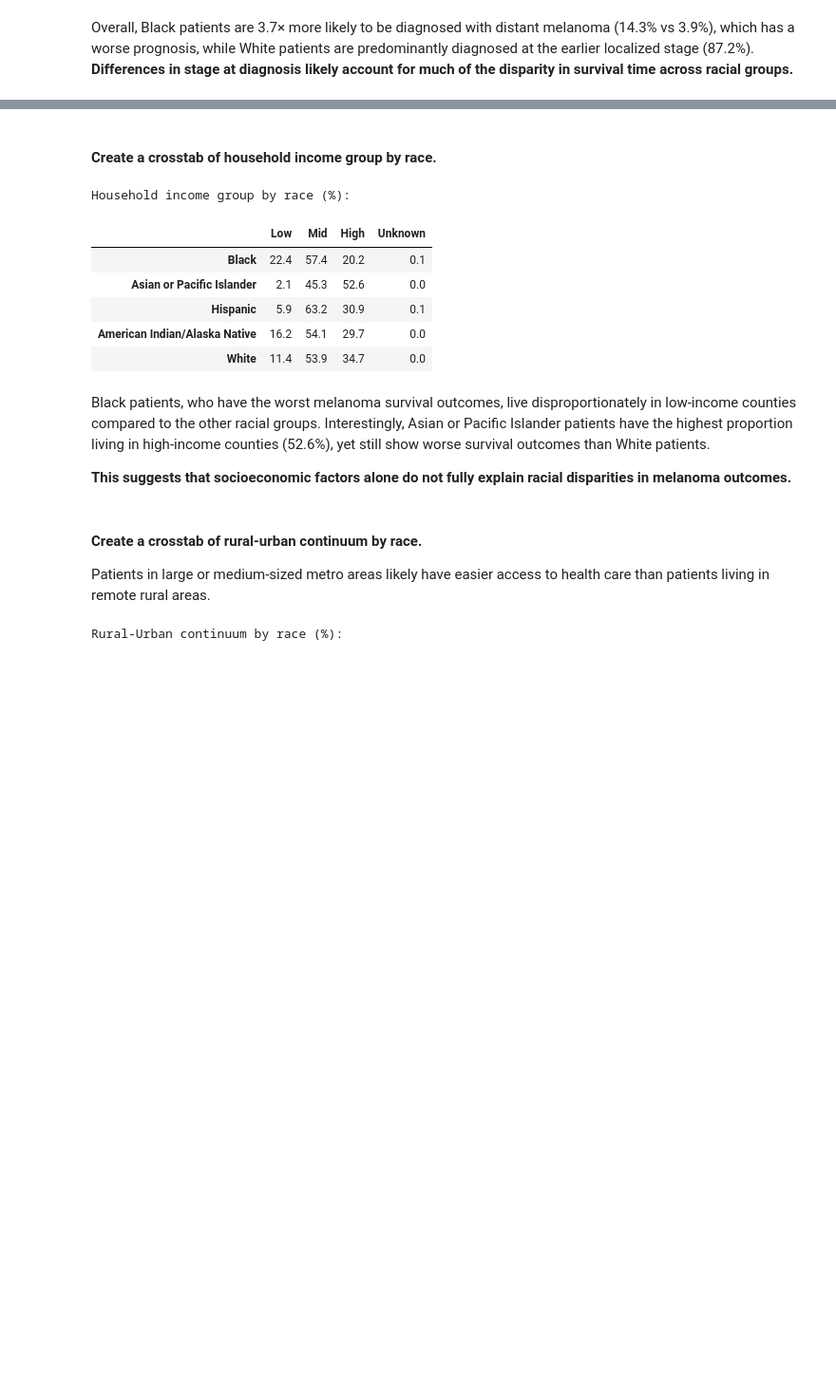
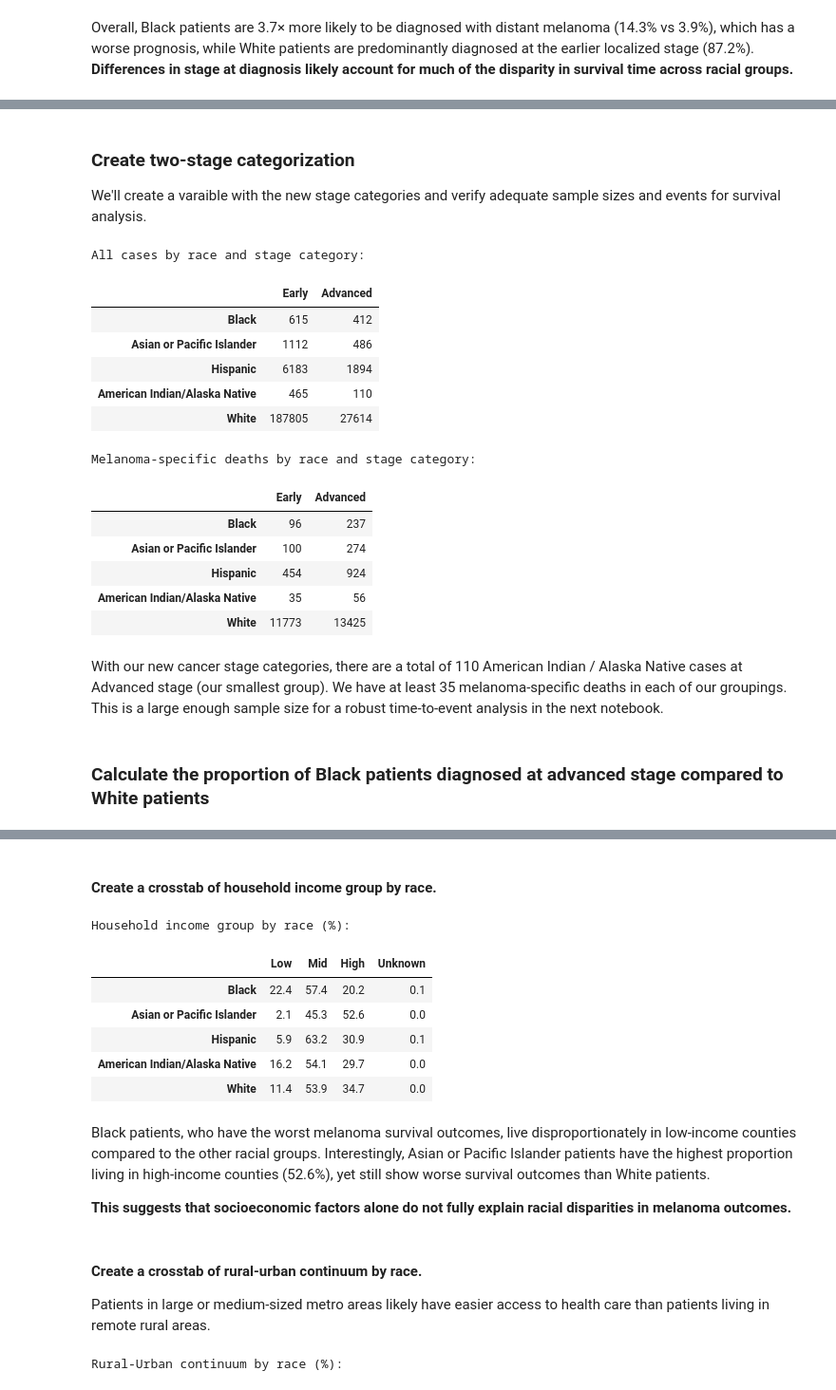
Before and after one commit to kpannoni/melanoma-project, a Jupyter notebook: notebooks/02_exploratory_analysis.ipynb, the cells around one changed output, grey strips where cells are left out. Shown at 95% size. Saved outputs shown, nothing was run; the diff lists cells and outputs as text; code cells hidden in the pictures; blank space fills up the shorter version.

```diff
--- a/notebooks/02_exploratory_analysis.ipynb
+++ b/notebooks/02_exploratory_analysis.ipynb
@@ -272,0 +317,69 @@ Overall, Black patients are 3.7× more likely to be diagnosed with distant melan
+# %% [markdown]
+### Create two-stage categorization
+We'll create a varaible with the new stage categories and verify adequate sample sizes and events for survival analysis.
+# %%
+# Define the stage groups
+def stage_category(stage):
+    if stage == 'Regional' or stage == 'Distant':
+        return 'Advanced'
+    else: # Localized stage
+        return 'Early'
+
+# Apply the stage category mapping
+mel_data['stage_category'] = mel_data['stage'].apply(stage_category)
+
+# Check the distribution of the new stage category variable
+# Crosstab of stage_category counts by race
+stage_cat_by_race = pd.crosstab(mel_data['race_labels'], mel_data['stage_category'])
+
+# Sort the table in the same order (by median survial time ascending)
+stage_cat_by_race = stage_cat_by_race.reindex(order)
+
+# Set the order of the columns
+stage_cat_by_race = stage_cat_by_race[['Early', 'Advanced']]
+
+# For display, remove the index and column names
+stage_cat_by_race.index.name = None
+stage_cat_by_race.columns.name = None
+
+print("\nAll cases by race and stage category:")
+display(stage_cat_by_race)
+
+# Check how many melanoma-specific deaths we have in our smallest category
+
+# Calculate melanoma-specific deaths by race and stage_grouped
+mel_death_table = mel_data.groupby(['race_labels', 'stage_category'])['cause_death'].apply(
+    lambda x: (x == 'Dead (attributable to this cancer dx)').sum()
+).unstack(fill_value=0)
+
+# Sort the table in the same order (by median survial time ascending)
+mel_death_table = mel_death_table.reindex(order)
+
+# Set the order of the columns
+mel_death_table = mel_death_table[['Early', 'Advanced']]
+
+# For display, remove the index and column names
+mel_death_table.index.name = None
+mel_death_table.columns.name = None
+
+print("\nMelanoma-specific deaths by race and stage category:")
+display(mel_death_table)
+# %% [output]
+All cases by race and stage category:
+|  | Early | Advanced |
+| Black | 615 | 412 |
+| Asian or Pacific Islander | 1112 | 486 |
+| Hispanic | 6183 | 1894 |
+| American Indian/Alaska Native | 465 | 110 |
+| White | 187805 | 27614 |
+Melanoma-specific deaths by race and stage category:
+|  | Early | Advanced |
+| Black | 96 | 237 |
+| Asian or Pacific Islander | 100 | 274 |
+| Hispanic | 454 | 924 |
+| American Indian/Alaska Native | 35 | 56 |
+| White | 11773 | 13425 |
+# %% [markdown]
+With our new cancer stage categories, there are a total of 110 American Indian / Alaska Native cases at Advanced stage (our smallest group). We have at least 35 melanoma-specific deaths in each of our groupings. This is a large enough sample size for a robust time-to-event analysis in the next notebook.
+# %% [markdown]
+### Calculate the proportion of Black patients diagnosed at advanced stage compared to White patients
```
Also changed, not shown: parts of 11 cells of this notebook, 5 other files.
